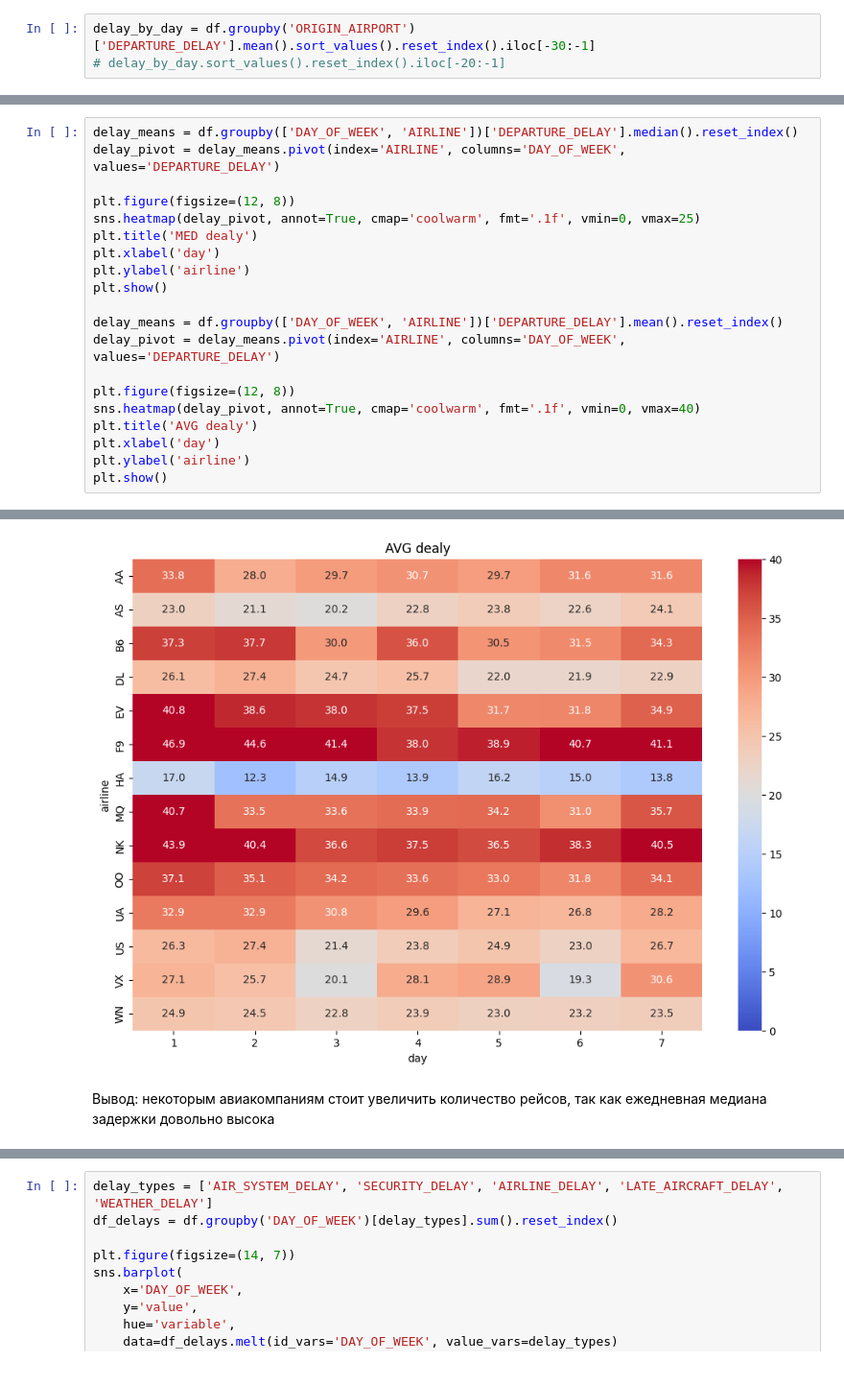
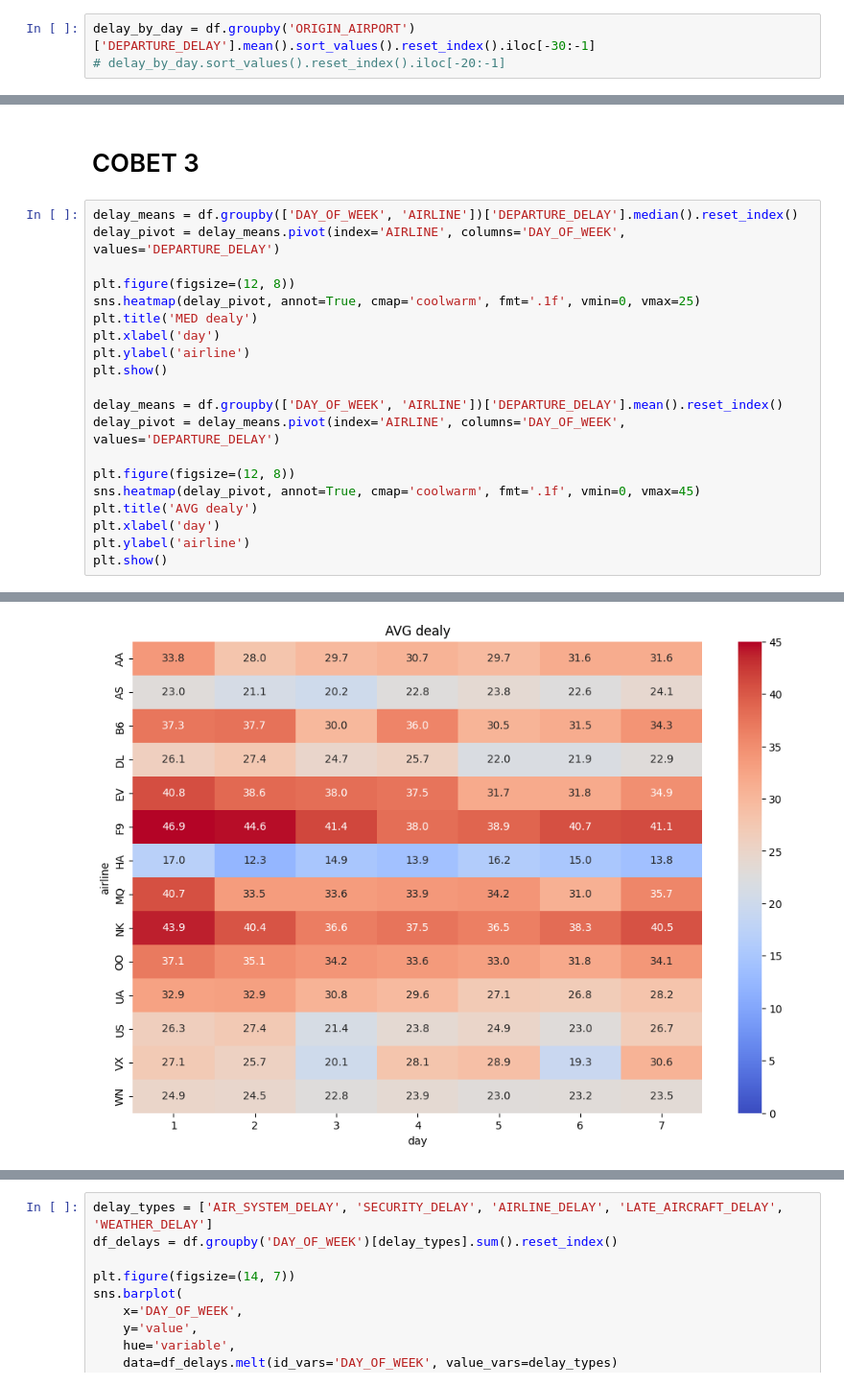
Before and after one commit to alexzendersen/stat_practice, a Jupyter notebook: HW4_pd.ipynb, the cells around one changed output, grey strips where cells are left out. Shown at 96% size. Drawn from its saved outputs; the diff is of its cells as text.

```diff
--- a/HW4_pd.ipynb
+++ b/HW4_pd.ipynb
@@ -176,25 +183,25 @@ plt.show()
+# %% [markdown]
+# СОВЕТ 3
 # %%
 delay_means = df.groupby(['DAY_OF_WEEK', 'AIRLINE'])['DEPARTURE_DELAY'].median().reset_index()
 delay_pivot = delay_means.pivot(index='AIRLINE', columns='DAY_OF_WEEK', values='DEPARTURE_DELAY')
 
 plt.figure(figsize=(12, 8))
 sns.heatmap(delay_pivot, annot=True, cmap='coolwarm', fmt='.1f', vmin=0, vmax=25)
 plt.title('MED dealy')
 plt.xlabel('day')
 plt.ylabel('airline')
 plt.show()
 
 delay_means = df.groupby(['DAY_OF_WEEK', 'AIRLINE'])['DEPARTURE_DELAY'].mean().reset_index()
 delay_pivot = delay_means.pivot(index='AIRLINE', columns='DAY_OF_WEEK', values='DEPARTURE_DELAY')
 
 plt.figure(figsize=(12, 8))
-sns.heatmap(delay_pivot, annot=True, cmap='coolwarm', fmt='.1f', vmin=0, vmax=40)
+sns.heatmap(delay_pivot, annot=True, cmap='coolwarm', fmt='.1f', vmin=0, vmax=45)
 plt.title('AVG dealy')
 plt.xlabel('day')
 plt.ylabel('airline')
 plt.show()
 # %% [output]
 [figure]
-[figure, old version]
+[figure, new version]
-# %% [markdown]
-Вывод: некоторым авиакомпаниям стоит увеличить количество рейсов, так как ежедневная медиана задержки довольно высока
```
Also changed, not shown: parts of 17 cells of this notebook.
